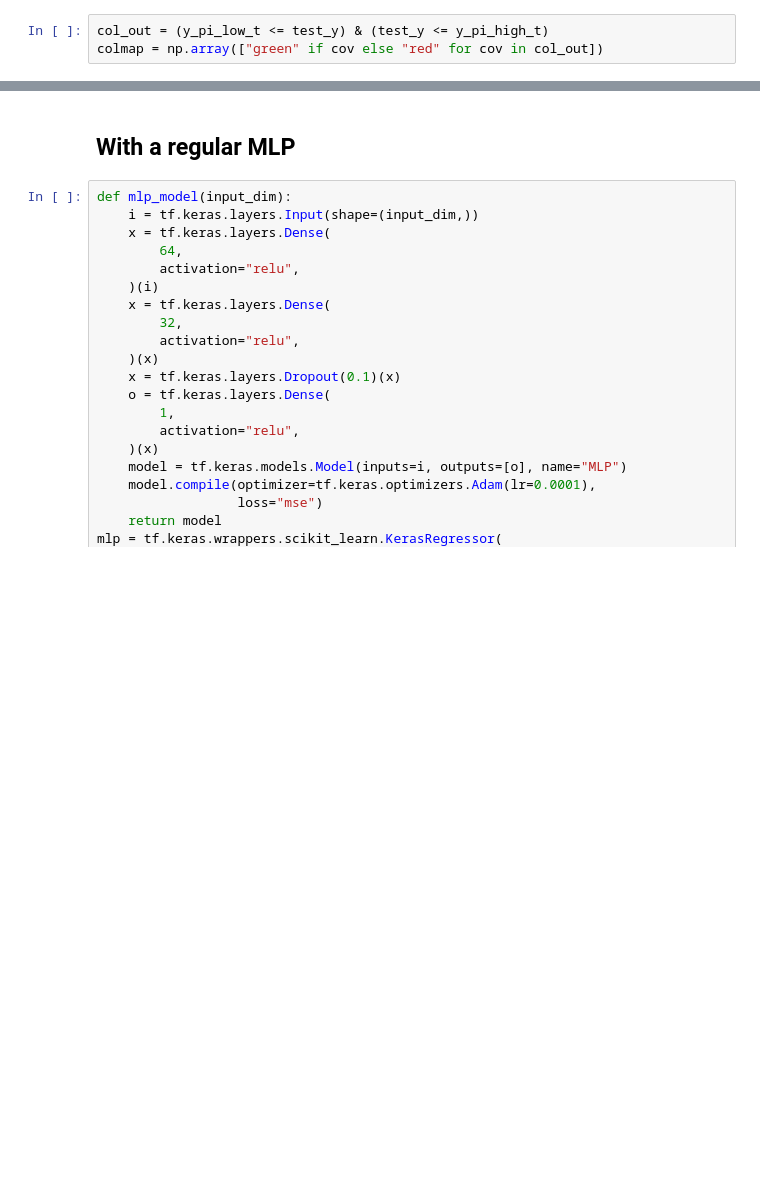
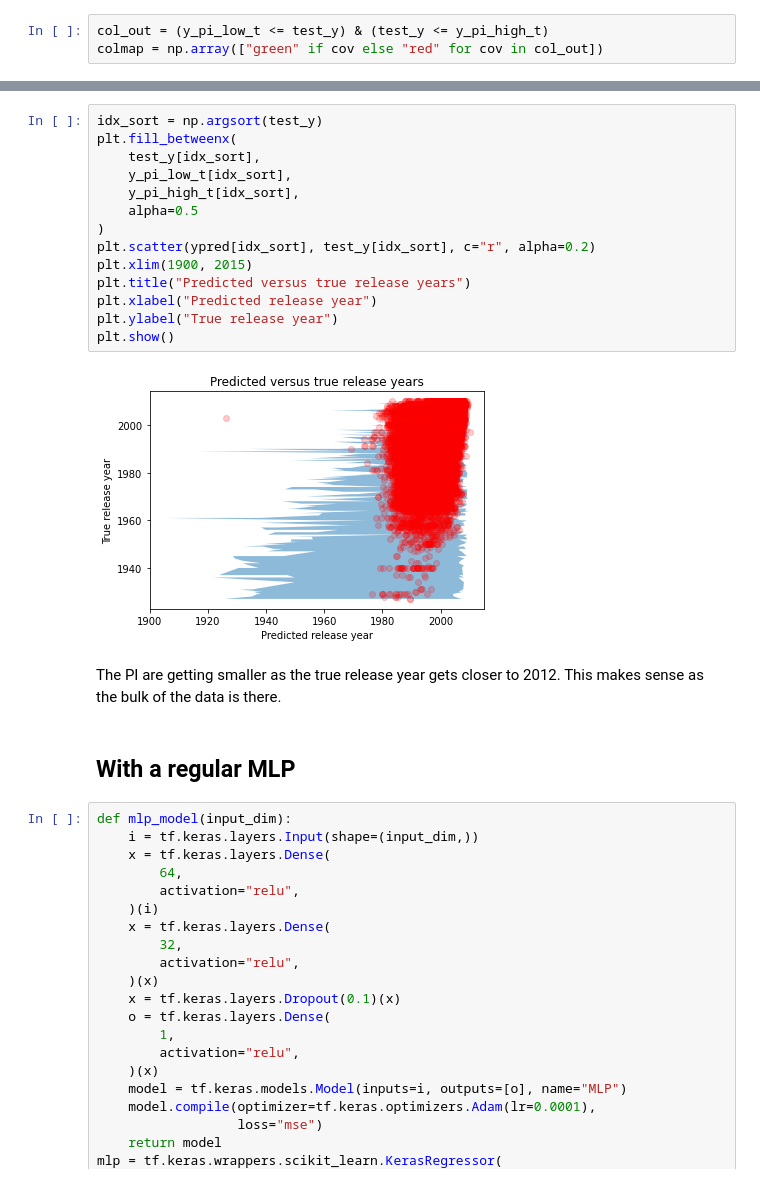
Before and after one commit to godatadriven/piven, a Jupyter notebook: notebooks/year_prediction_msd.ipynb, the cells around one changed output, grey strips where cells are left out. Drawn from its saved outputs; the diff is of its cells as text; blank space fills up the shorter version.

Commit message:
doc: add predicted versus true plot.

```diff
--- a/notebooks/year_prediction_msd.ipynb
+++ b/notebooks/year_prediction_msd.ipynb
@@ -223,3 +222,21 @@ pi_distance(outliers.pi_low, outliers.pi_high)
+# %%
+idx_sort = np.argsort(test_y)
+plt.fill_betweenx(
+    test_y[idx_sort],
+    y_pi_low_t[idx_sort],
+    y_pi_high_t[idx_sort],
+    alpha=0.5
+)
+plt.scatter(ypred[idx_sort], test_y[idx_sort], c="r", alpha=0.2)
+plt.xlim(1900, 2015)
+plt.title("Predicted versus true release years")
+plt.xlabel("Predicted release year")
+plt.ylabel("True release year")
+plt.show()
+# %% [output]
+[figure, added]
+# %% [markdown]
+The PI are getting smaller as the true release year gets closer to 2012. This makes sense as the bulk of the data is there.
 # %% [markdown]
 ## With a regular MLP
 # %%
```
Also changed, not shown: parts of 7 cells of this notebook.
